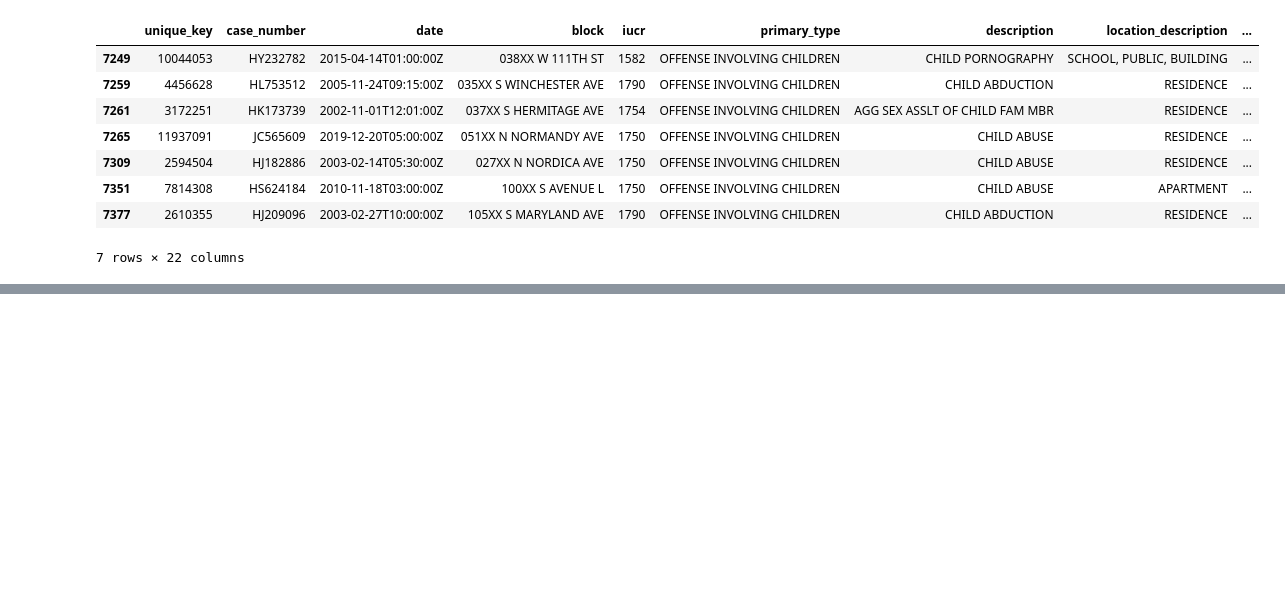
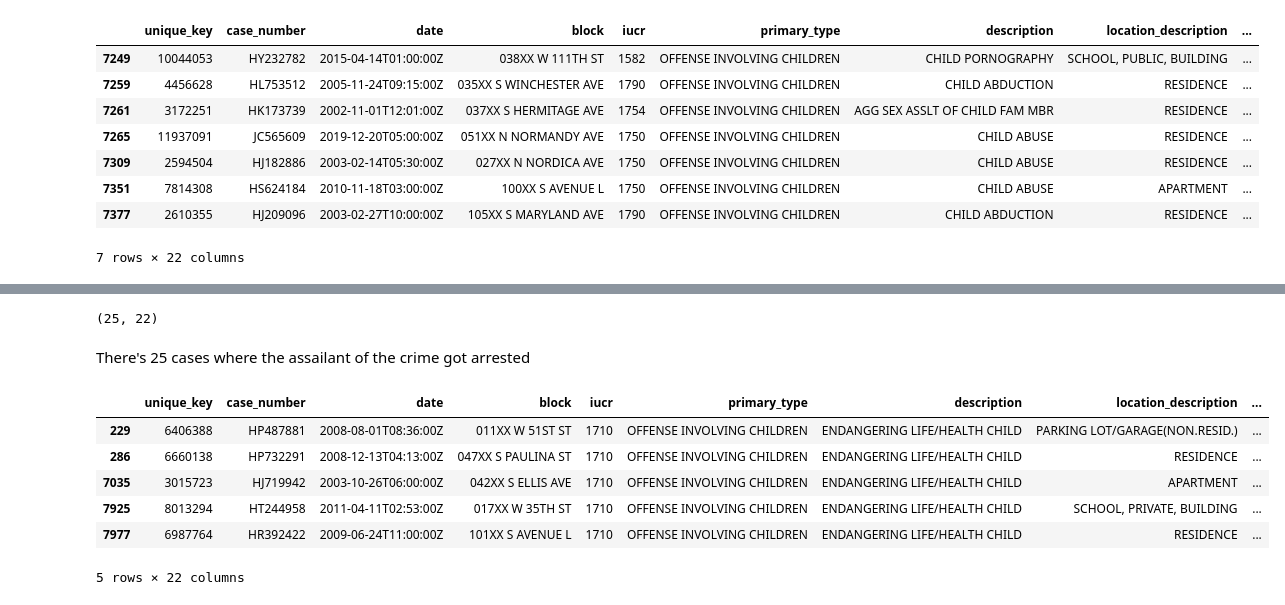
Before and after one commit to dwipaalfarisi/project-data-analysis, a Jupyter notebook: chicago_crime.ipynb, the cells around one changed output, grey strips where cells are left out. Saved outputs shown, nothing was run; the diff lists cells and outputs as text; code cells hidden in the pictures; blank space fills up the shorter version.

Commit message:
done some analysis on date

```diff
--- a/chicago_crime.ipynb
+++ b/chicago_crime.ipynb
@@ -690,0 +700,4 @@ data.loc[data['description'].str.contains("CHILD")][73:80]
+# %%
+# clean the data
+data['description'].replace(['AGG SEX ASSLT OF CHILD FAM MBR'], 'AGGRAVATED SEXUAL ASSAULT OF CHILD BY FAMILY MEMBER', inplace=True)
+data['description'].replace(['SEX ASSLT OF CHILD BY FAM MBR'], 'SEXUAL ASSAULT OF CHILD BY FAMILY MEMBER', inplace=True)
@@ -690,0 +725,4 @@ data.loc[data['description'].str.contains("CHILD")][73:80]
+# %%
+# check the data if the above command has applied
+crime_child = data.loc[data['description'].str.contains("CHILD")]
+crime_child['description'].value_counts()
@@ -690,0 +760,22 @@ data.loc[data['description'].str.contains("CHILD")][73:80]
+# %%
+# let's check the cases where the assailant is arrested
+crime_child[crime_child['arrest'] == True].shape
+# %% [output]
+(25, 22)
+# %% [markdown]
+There's 25 cases where the assailant of the crime got arrested
+# %%
+# let's check this cases description: ENDANGERING LIFE/HEALTH CHILD
+endanger_child_life = crime_child[crime_child['description'] == 'ENDANGERING LIFE/HEALTH CHILD']
+# %%
+# 16 cases of endangering lefe/health child
+# Let's check how many of them were arrested
+endanger_child_life[endanger_child_life['arrest'] == True]
+# %% [output]
+|  | unique_key | case_number | date | block | iucr | primary_type | description | location_description | ... |
+| 229 | 6406388 | HP487881 | 2008-08-01T08:36:00Z | 011XX W 51ST ST | 1710 | OFFENSE INVOLVING CHILDREN | ENDANGERING LIFE/HEALTH CHILD | PARKING LOT/GARAGE(NON.RESID.) | ... |
+| 286 | 6660138 | HP732291 | 2008-12-13T04:13:00Z | 047XX S PAULINA ST | 1710 | OFFENSE INVOLVING CHILDREN | ENDANGERING LIFE/HEALTH CHILD | RESIDENCE | ... |
+| 7035 | 3015723 | HJ719942 | 2003-10-26T06:00:00Z | 042XX S ELLIS AVE | 1710 | OFFENSE INVOLVING CHILDREN | ENDANGERING LIFE/HEALTH CHILD | APARTMENT | ... |
+| 7925 | 8013294 | HT244958 | 2011-04-11T02:53:00Z | 017XX W 35TH ST | 1710 | OFFENSE INVOLVING CHILDREN | ENDANGERING LIFE/HEALTH CHILD | SCHOOL, PRIVATE, BUILDING | ... |
+| 7977 | 6987764 | HR392422 | 2009-06-24T11:00:00Z | 101XX S AVENUE L | 1710 | OFFENSE INVOLVING CHILDREN | ENDANGERING LIFE/HEALTH CHILD | RESIDENCE | ... |
+5 rows × 22 columns
```
Also changed, not shown: parts of 30 cells of this notebook.
